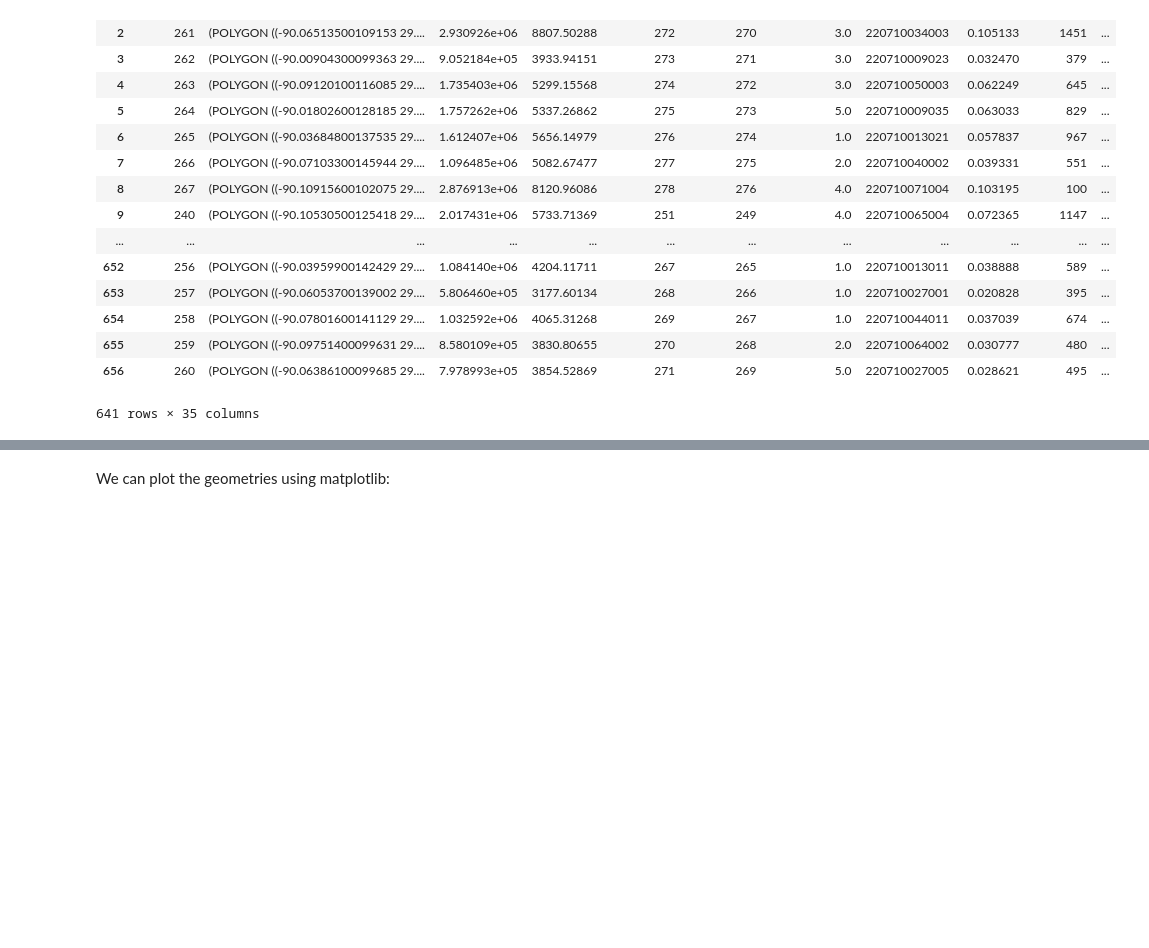
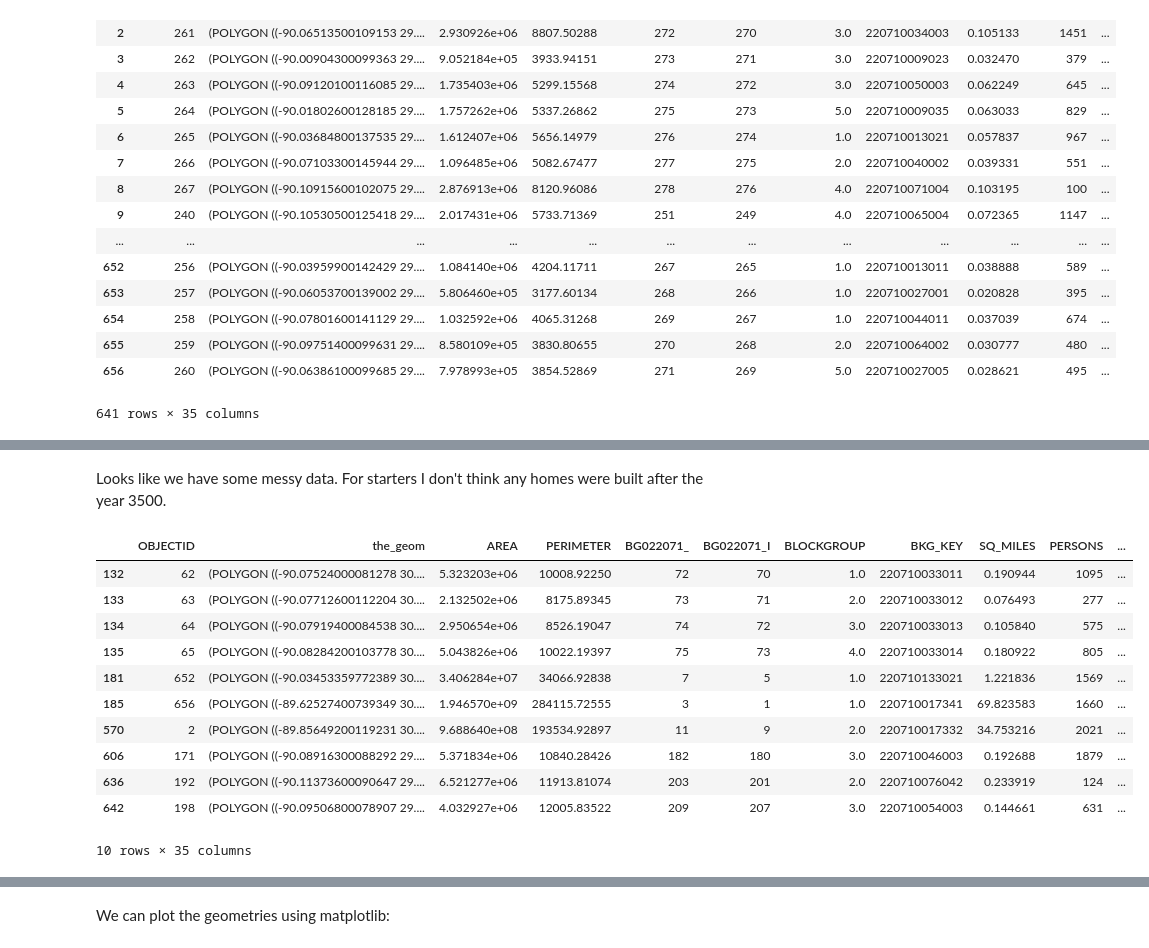
Before and after one commit to zbyte64/python_datagov_notebooks, a Jupyter notebook: 3. Exploring Data.ipynb, the cells around one changed output, grey strips where cells are left out. Drawn from its saved outputs; the diff is of its cells as text; code cells hidden in the pictures; blank space fills up the shorter version.

```diff
--- a/3. Exploring Data.ipynb
+++ b/3. Exploring Data.ipynb
@@ -270,0 +284,17 @@ geo_data_frame
+# %% [markdown]
+Looks like we have some messy data. For starters I don't think any homes were built after the year 3500.
+# %%
+geo_data_frame[geo_data_frame['MDN_YEAR'] > 3000]
+# %% [output]
+|  | OBJECTID | the_geom | AREA | PERIMETER | BG022071_ | BG022071_I | BLOCKGROUP | BKG_KEY | SQ_MILES | PERSONS | ... |
+| 132 | 62 | (POLYGON ((-90.07524000081278 30.... | 5.323203e+06 | 10008.92250 | 72 | 70 | 1.0 | 220710033011 | 0.190944 | 1095 | ... |
+| 133 | 63 | (POLYGON ((-90.07712600112204 30.... | 2.132502e+06 | 8175.89345 | 73 | 71 | 2.0 | 220710033012 | 0.076493 | 277 | ... |
+| 134 | 64 | (POLYGON ((-90.07919400084538 30.... | 2.950654e+06 | 8526.19047 | 74 | 72 | 3.0 | 220710033013 | 0.105840 | 575 | ... |
+| 135 | 65 | (POLYGON ((-90.08284200103778 30.... | 5.043826e+06 | 10022.19397 | 75 | 73 | 4.0 | 220710033014 | 0.180922 | 805 | ... |
+| 181 | 652 | (POLYGON ((-90.03453359772389 30.... | 3.406284e+07 | 34066.92838 | 7 | 5 | 1.0 | 220710133021 | 1.221836 | 1569 | ... |
+| 185 | 656 | (POLYGON ((-89.62527400739349 30.... | 1.946570e+09 | 284115.72555 | 3 | 1 | 1.0 | 220710017341 | 69.823583 | 1660 | ... |
+| 570 | 2 | (POLYGON ((-89.85649200119231 30.... | 9.688640e+08 | 193534.92897 | 11 | 9 | 2.0 | 220710017332 | 34.753216 | 2021 | ... |
+| 606 | 171 | (POLYGON ((-90.08916300088292 29.... | 5.371834e+06 | 10840.28426 | 182 | 180 | 3.0 | 220710046003 | 0.192688 | 1879 | ... |
+| 636 | 192 | (POLYGON ((-90.11373600090647 29.... | 6.521277e+06 | 11913.81074 | 203 | 201 | 2.0 | 220710076042 | 0.233919 | 124 | ... |
+| 642 | 198 | (POLYGON ((-90.09506800078907 29.... | 4.032927e+06 | 12005.83522 | 209 | 207 | 3.0 | 220710054003 | 0.144661 | 631 | ... |
+10 rows × 35 columns
```
Also changed, not shown: parts of 5 cells of this notebook.
